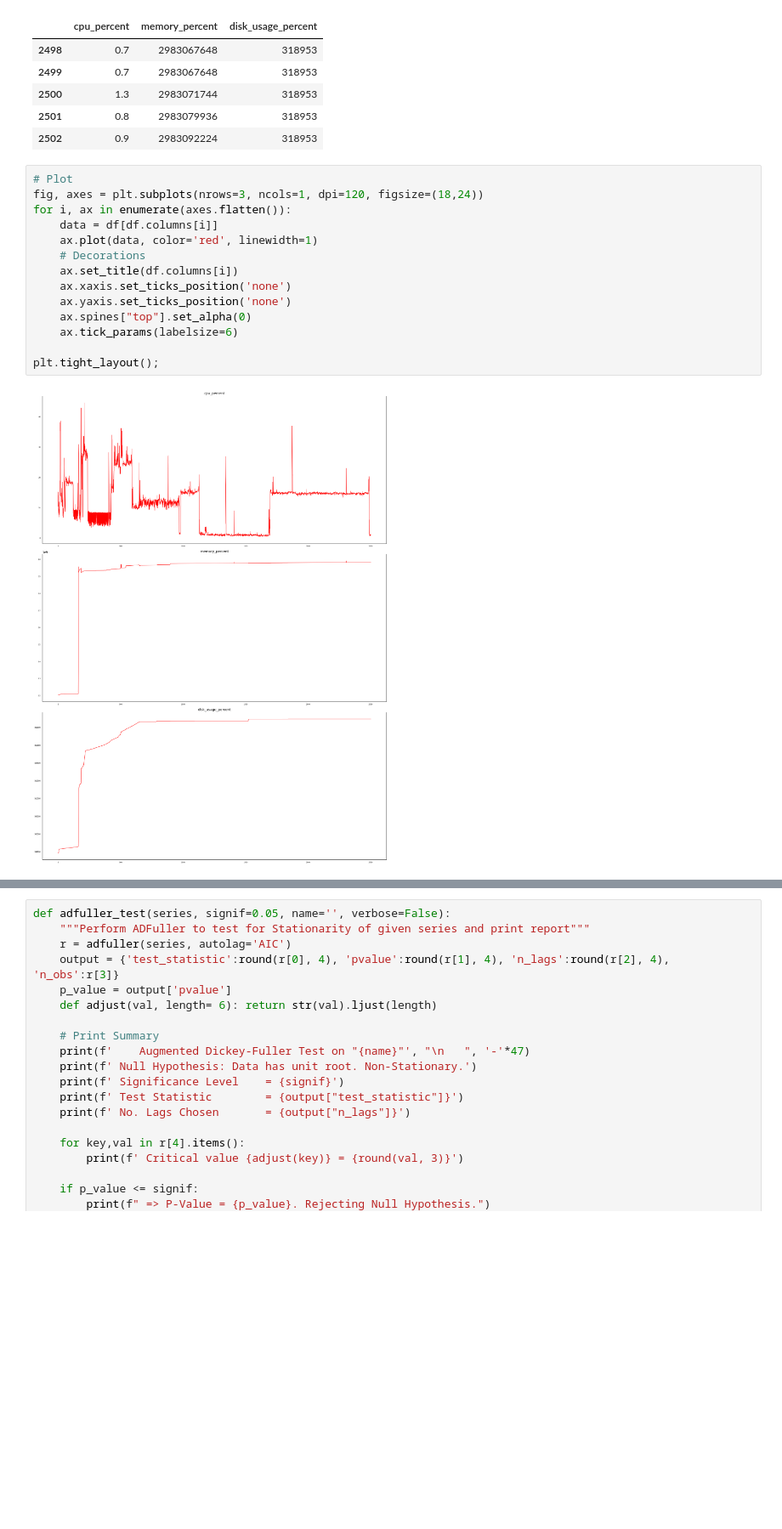
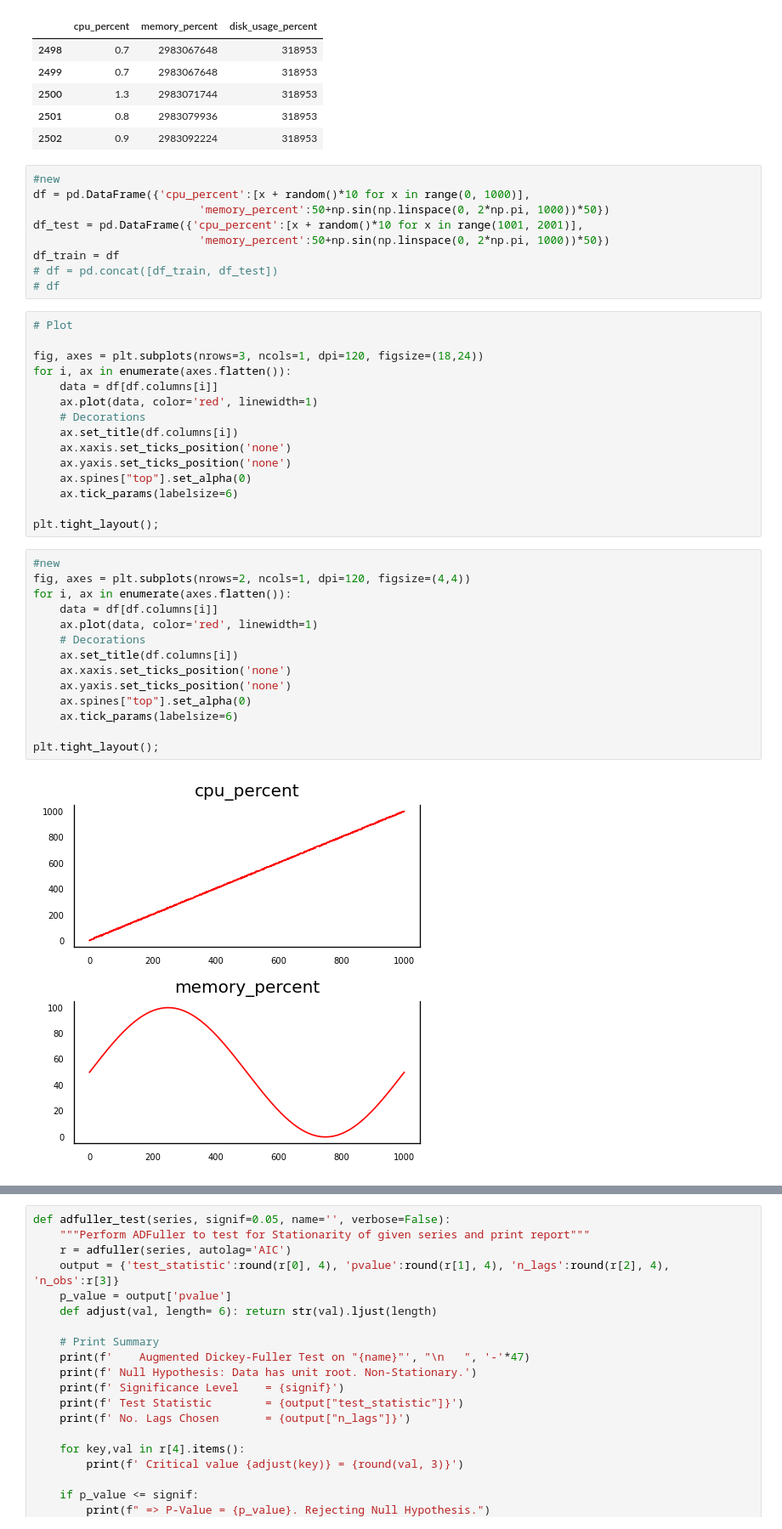
Before and after one commit to ak19qp/ra, a Jupyter notebook: VAR.ipynb, the cells around one changed output, grey strips where cells are left out. Shown at 85% size. Drawn from its saved outputs; the diff is of its cells as text; blank space fills up the shorter version.

```diff
--- a/VAR.ipynb
+++ b/VAR.ipynb
@@ -69,8 +71,18 @@ df.tail()
 | 2500 | 1.3 | 2983071744 | 318953 |
 | 2501 | 0.8 | 2983079936 | 318953 |
 | 2502 | 0.9 | 2983092224 | 318953 |
+# %%
+#new
+df = pd.DataFrame({'cpu_percent':[x + random()*10 for x in range(0, 1000)],
+                         'memory_percent':50+np.sin(np.linspace(0, 2*np.pi, 1000))*50})
+df_test = pd.DataFrame({'cpu_percent':[x + random()*10 for x in range(1001, 2001)],
+                         'memory_percent':50+np.sin(np.linspace(0, 2*np.pi, 1000))*50})
+df_train = df
+# df = pd.concat([df_train, df_test])
+# df
 # %%
 # Plot
+
 fig, axes = plt.subplots(nrows=3, ncols=1, dpi=120, figsize=(18,24))
 for i, ax in enumerate(axes.flatten()):
     data = df[df.columns[i]]
@@ -83,8 +95,22 @@ for i, ax in enumerate(axes.flatten()):
     ax.tick_params(labelsize=6)
 
 plt.tight_layout();
-# %% [output]
-[figure, removed]
+# %%
+#new
+fig, axes = plt.subplots(nrows=2, ncols=1, dpi=120, figsize=(4,4))
+for i, ax in enumerate(axes.flatten()):
+    data = df[df.columns[i]]
+    ax.plot(data, color='red', linewidth=1)
+    # Decorations
+    ax.set_title(df.columns[i])
+    ax.xaxis.set_ticks_position('none')
+    ax.yaxis.set_ticks_position('none')
+    ax.spines["top"].set_alpha(0)
+    ax.tick_params(labelsize=6)
+
+plt.tight_layout();
+# %% [output]
+[figure, added]
 # %%
 from statsmodels.tsa.stattools import grangercausalitytests
 maxlag=40
```
Also changed, not shown: parts of 25 cells of this notebook.
